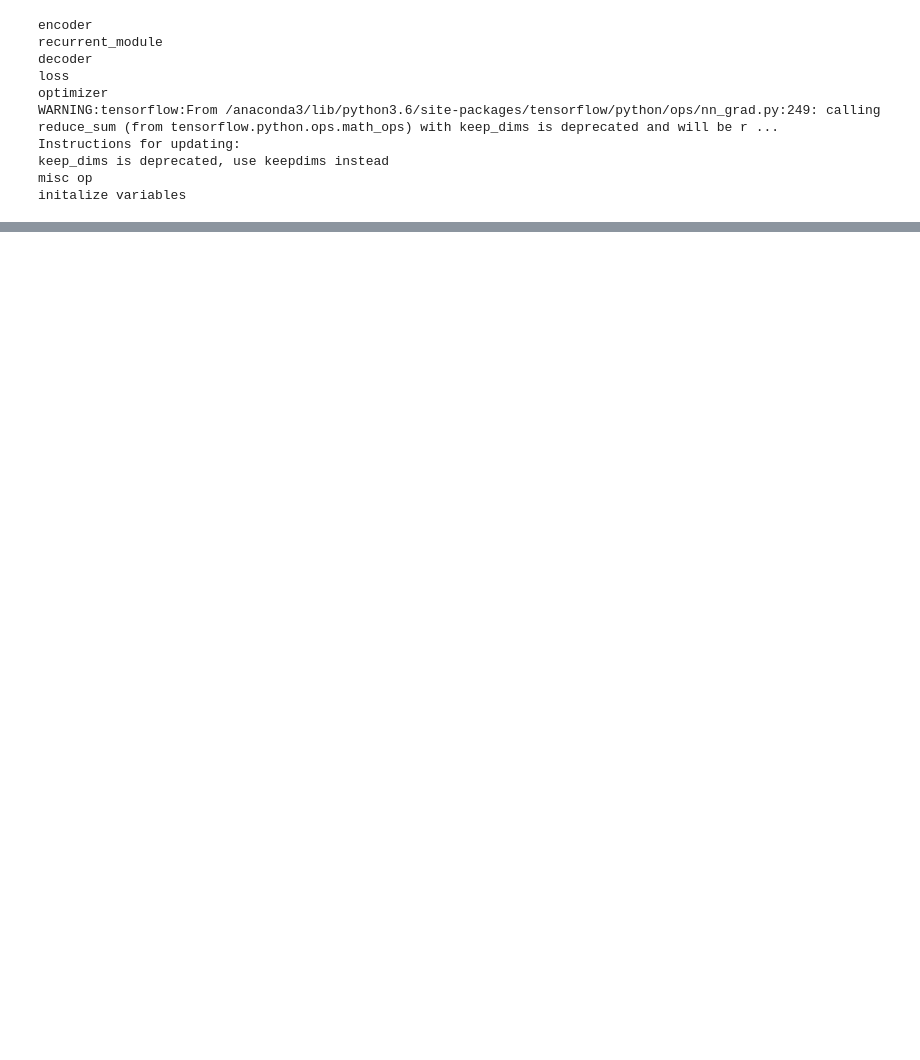
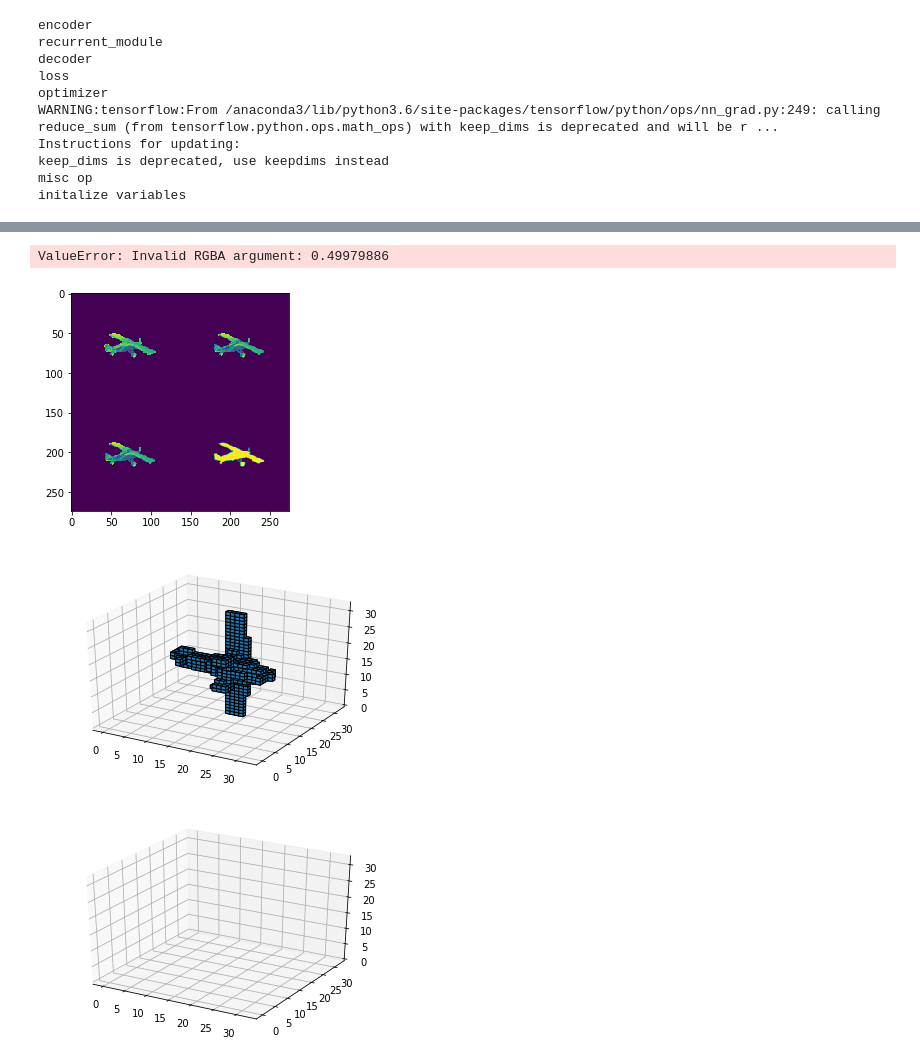
Before and after one commit to micmelesse/3D-reconstruction-with-Neural-Networks, a Jupyter notebook: experiments.ipynb, the cells around one changed output, grey strips where cells are left out. Saved outputs shown, nothing was run; the diff lists cells and outputs as text; code cells hidden in the pictures; blank space fills up the shorter version.

```diff
--- a/experiments.ipynb
+++ b/experiments.ipynb
@@ -54,3 +86,12 @@ initalize variables
+# %%
+utils.vis_multichannel(x[0][1])
+utils.vis_voxel(y[0])
+utils.vis_voxel(y_hat[0][0],y_hat[1][0])
+# %% [output]
+ValueError: Invalid RGBA argument: 0.49979886
+[figure, added]
+[figure, added]
+[figure, added]
 # %%
 for i in range(24):
     utils.vis_montage(x[0][i],2)
```
Also changed, not shown: parts of 5 cells of this notebook, 3 other files.
